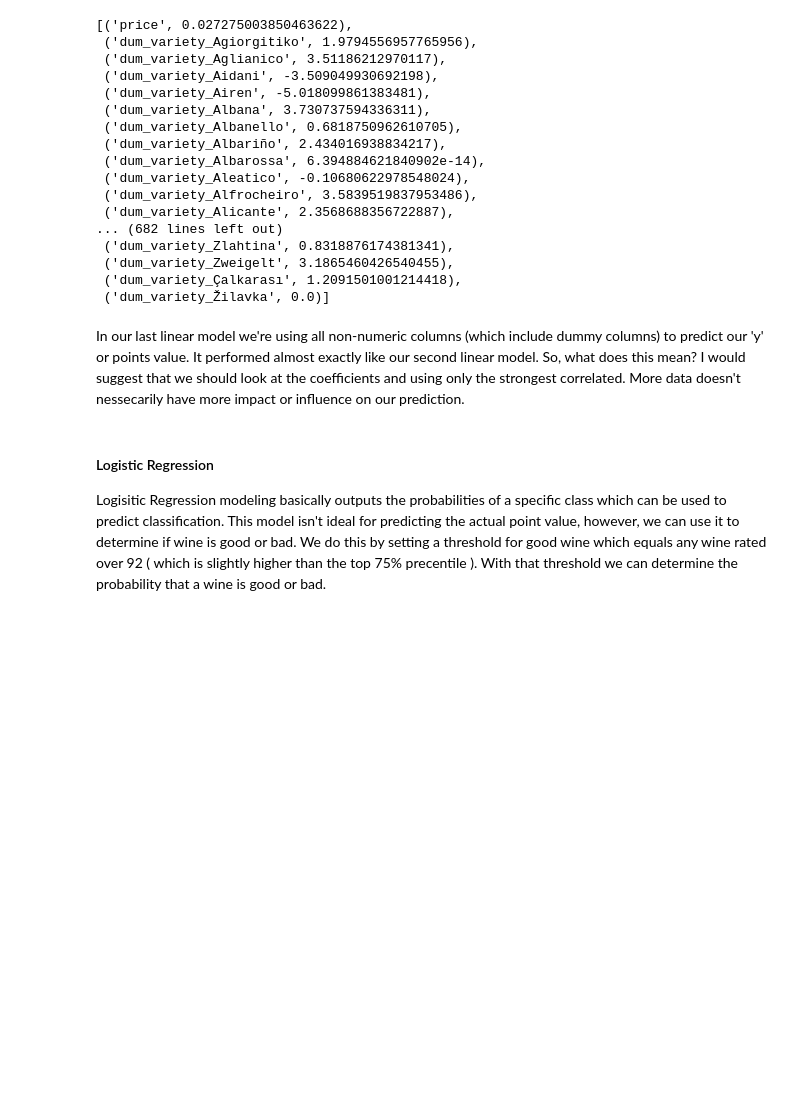
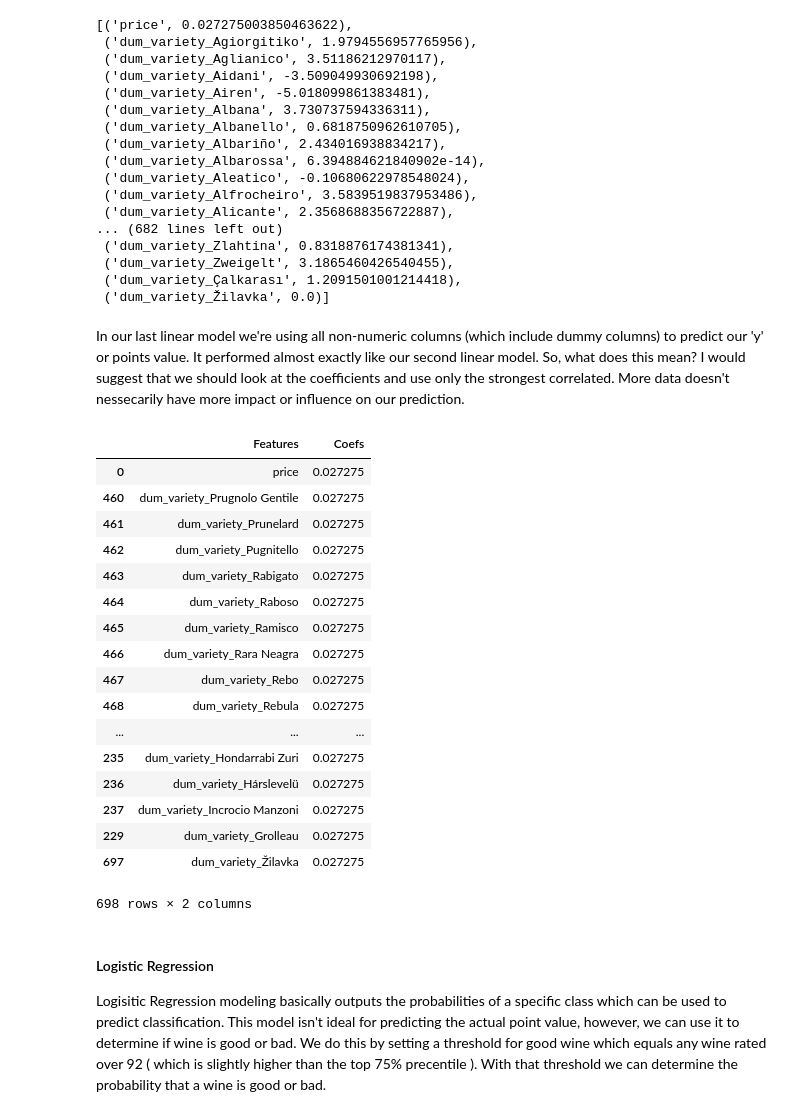
Before and after one commit to evanrosa/wine-ML-capstone-2018, a Jupyter notebook: 03 - Modeling.ipynb, the cells around one changed output. Drawn from its saved outputs; the diff is of its cells as text; code cells hidden in the pictures; blank space fills up the shorter version.

```diff
--- a/03 - Modeling.ipynb
+++ b/03 - Modeling.ipynb
@@ -395,7 +395,28 @@ RMSE 2.6622179775641177
  ('dum_variety_Çalkarası', 1.2091501001214418),
  ('dum_variety_Žilavka', 0.0)]
 # %% [markdown]
-In our last linear model we're using all non-numeric columns (which include dummy columns) to predict our 'y' or points value. It performed almost exactly like our second linear model. So, what does this mean? I would suggest that we should look at the coefficients and using only the strongest correlated. More data doesn't nessecarily have more impact or influence on our prediction.
+In our last linear model we're using all non-numeric columns (which include dummy columns) to predict our 'y' or points value. It performed almost exactly like our second linear model. So, what does this mean? I would suggest that we should look at the coefficients and use only the strongest correlated. More data doesn't nessecarily have more impact or influence on our prediction.
+# %%
+pd.DataFrame({'Features':features2.columns, 'Coefs':linreg.coef_[0]}).sort_values(by='Coefs')
+# %% [output]
+|  | Features | Coefs |
+| 0 | price | 0.027275 |
+| 460 | dum_variety_Prugnolo Gentile | 0.027275 |
+| 461 | dum_variety_Prunelard | 0.027275 |
+| 462 | dum_variety_Pugnitello | 0.027275 |
+| 463 | dum_variety_Rabigato | 0.027275 |
+| 464 | dum_variety_Raboso | 0.027275 |
+| 465 | dum_variety_Ramisco | 0.027275 |
+| 466 | dum_variety_Rara Neagra | 0.027275 |
+| 467 | dum_variety_Rebo | 0.027275 |
+| 468 | dum_variety_Rebula | 0.027275 |
+| ... | ... | ... |
+| 235 | dum_variety_Hondarrabi Zuri | 0.027275 |
+| 236 | dum_variety_Hárslevelü | 0.027275 |
+| 237 | dum_variety_Incrocio Manzoni | 0.027275 |
+| 229 | dum_variety_Grolleau | 0.027275 |
+| 697 | dum_variety_Žilavka | 0.027275 |
+698 rows × 2 columns
 # %% [markdown]
 #### Logistic Regression
 Logisitic Regression modeling basically outputs the probabilities of a specific class which can be used to predict classification. This model isn't ideal for predicting the actual point value, however, we can use it to determine if wine is good or bad. We do this by setting a threshold for good wine which equals any wine rated over 92 ( which is slightly higher than the top 75% precentile ). With that threshold we can determine the probability that a wine is good or bad.
```
Also changed, not shown: parts of 7 cells of this notebook.
